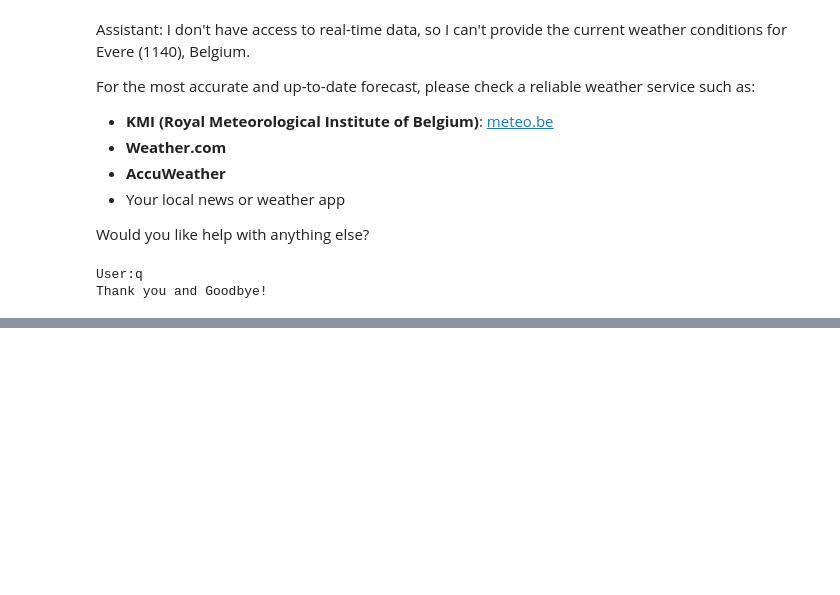
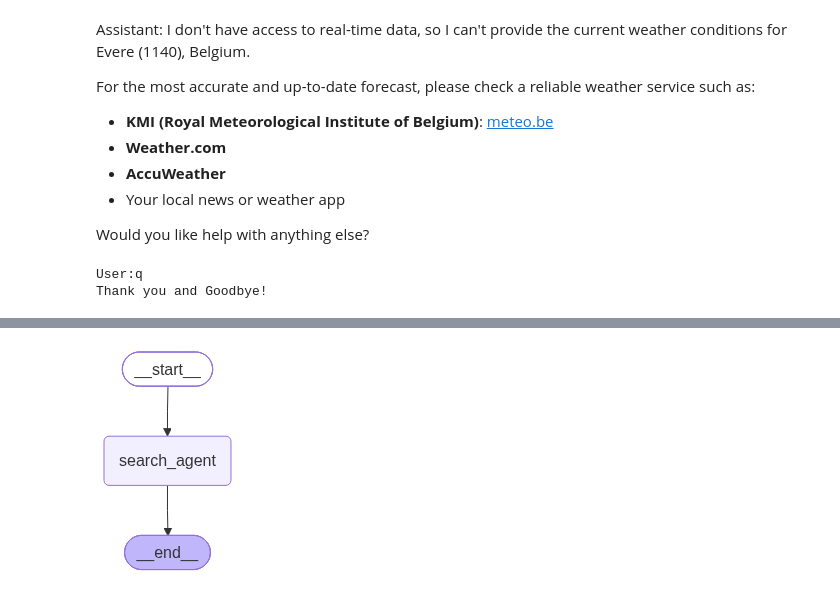
Before and after one commit to sihCY/Hospital_Simulation_LangChainAI_Multi-Agents, a Jupyter notebook: HospitalSimulationLangChainAIMulti_AgentsV4withRAG.ipynb, the cells around one changed output, grey strips where cells are left out. Saved outputs shown, nothing was run; the diff lists cells and outputs as text; code cells hidden in the pictures; blank space fills up the shorter version.

Commit message:
add search tool to the agent

```diff
--- a/HospitalSimulationLangChainAIMulti_AgentsV4withRAG.ipynb
+++ b/HospitalSimulationLangChainAIMulti_AgentsV4withRAG.ipynb
@@ -370,0 +421,5 @@ Thank you and Goodbye!
+# %%
+from IPython.display import Image, display
+display(Image(search_app.get_graph(xray=True).draw_mermaid_png()))
+# %% [output]
+[figure, added]
```
Also changed, not shown: parts of 6 cells of this notebook.
